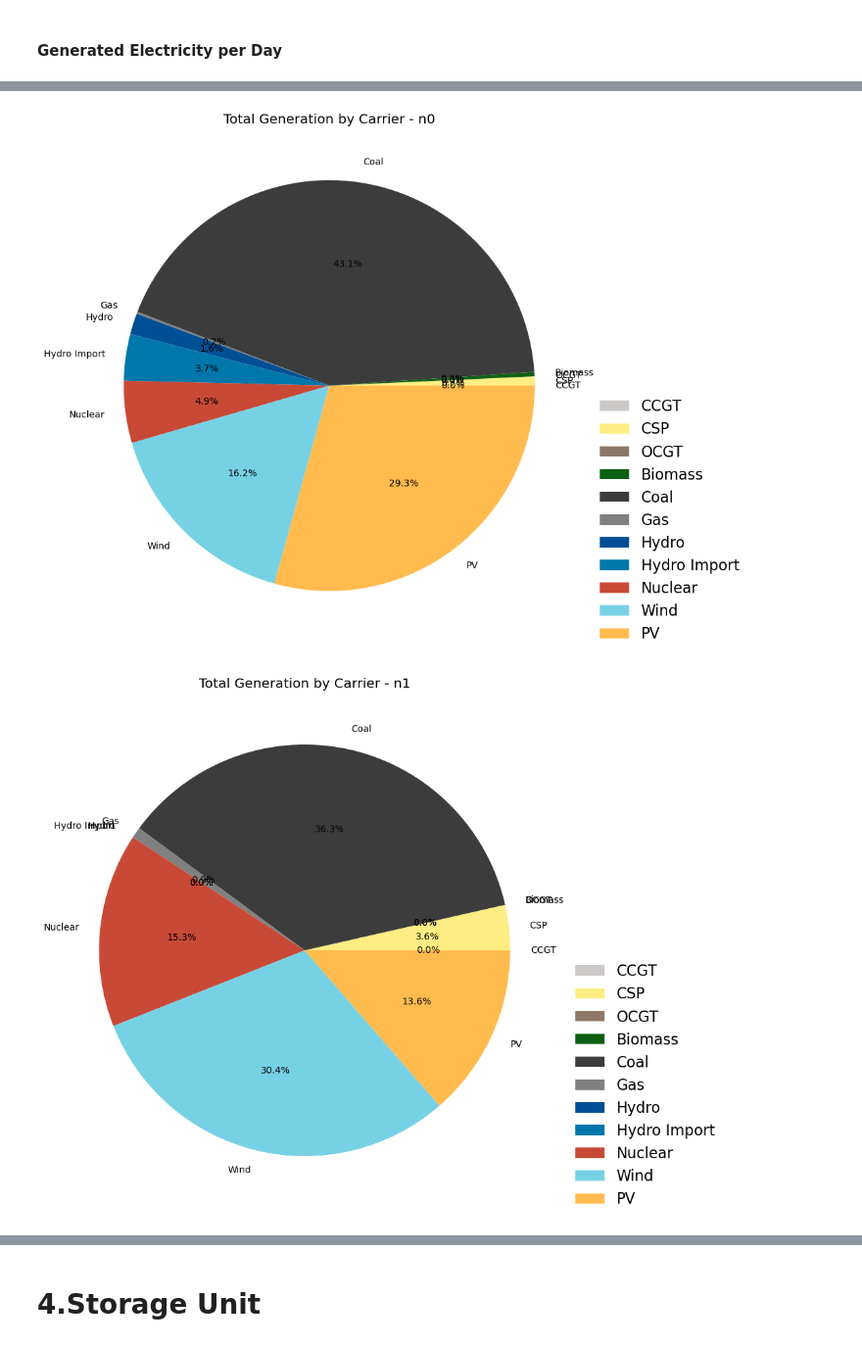
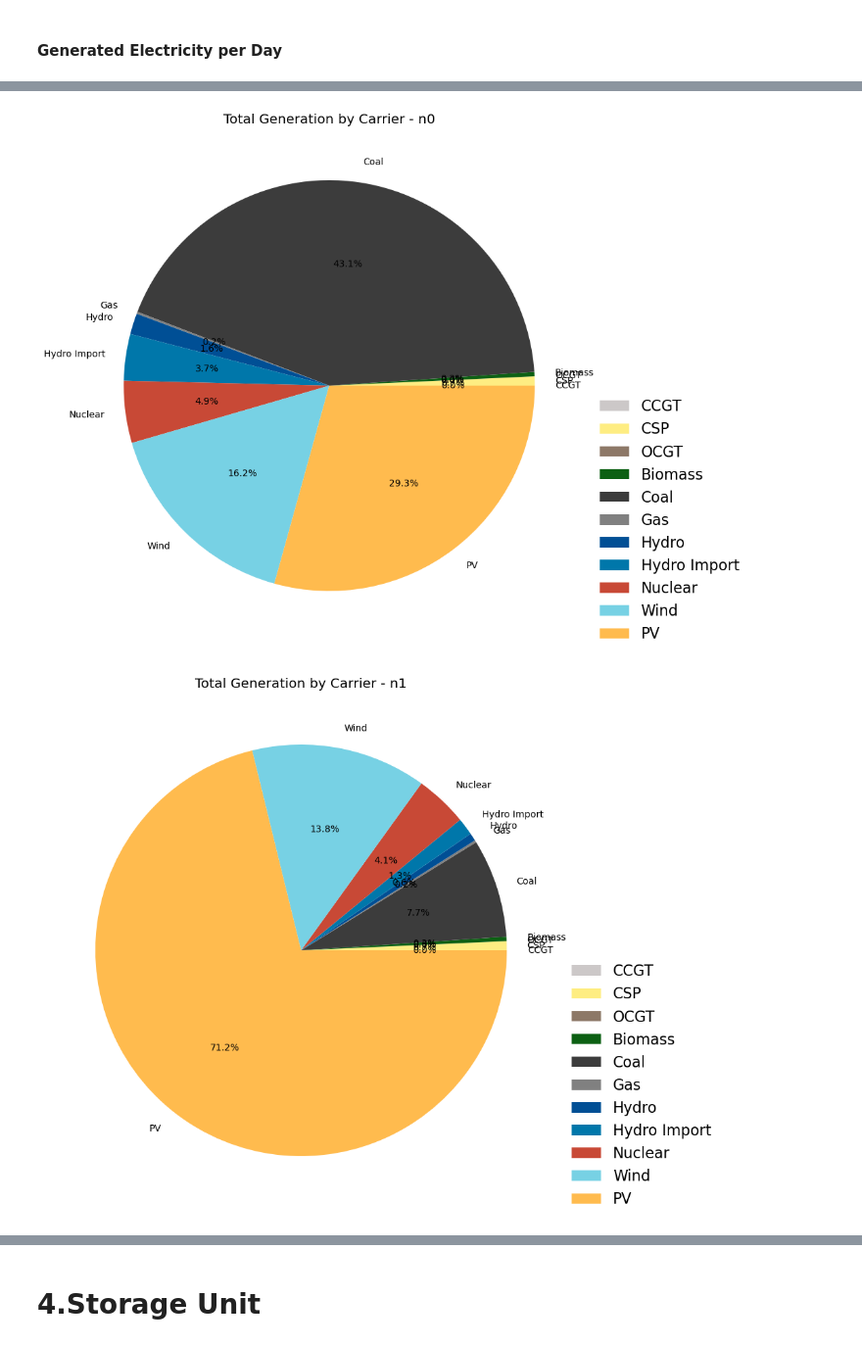
Before and after one commit to agma0/pypsa-za, a Jupyter notebook: analysis_notebooks/Result_PyPSA-ZA_Paper-Copy1.ipynb, the cells around one changed output, grey strips where cells are left out. Shown at 98% size. Cells and saved outputs as stored; diff of their text form; code cells hidden in the pictures.

```diff
--- a/analysis_notebooks/Result_PyPSA-ZA_Paper-Copy1.ipynb
+++ b/analysis_notebooks/Result_PyPSA-ZA_Paper-Copy1.ipynb
@@ -78,13 +78,10 @@ nice_names = {
 # %%
 # solved_network files
 
-n0 = pypsa.Network("~/Desktop/solved_val-2Gt-IRP_27-supply_redz_lcopt_Co2L-182H.nc")
-#Test
-n1 = pypsa.Network("~/Desktop/solved_val-2Gt-IRP_27-supply_redz_lcopt_Co2L-182H_ep.nc")
-#n1 = pypsa.Network("~/Desktop/solved_val-2Gt-IRP_27-supply_redz_lcopt_Co2L-182H_ep.nc")
+n0 = pypsa.Network("~/Desktop/Final_Networks/solved_val-2Gt-IRP_27-supply_redz_lcopt_Co2L-1H_base.nc")
+n1 = pypsa.Network("~/Desktop/Final_Networkssolved_val-2Gt-IRP_27-supply_redz_lcopt_Co2L-1H_EP.nc")
+n2 = pypsa.Network("~/Desktop/Final_Networks/solved_val-2Gt-IRP_27-supply_redz_lcopt_Co2L-1H_RE1.nc")
 
-#Test
-n2 = pypsa.Network("~/Desktop/solved_val-2Gt-IRP_27-supply_redz_lcopt_Co2L-182H_test.nc")
-#n2 = pypsa.Network("~/Desktop/solved_val-2Gt-IRP_27-supply_redz_lcopt_Co2L-182H_r.nc")
 
-n3 = pypsa.Network("~/Desktop/solved_val-2Gt-IRP_27-supply_redz_lcopt_Co2L-182H_ri.nc")
+
+n3 = pypsa.Network("~/Desktop/Final_Networks/solved_val-2Gt-IRP_27-supply_redz_lcopt_Co2L-182H_loop.nc")
@@ -435,31 +438,37 @@ def plot_generation_pie_chart(network, title):
     # Group by carrier and sum p_nom, divide by 1000 to convert to GW
     carriers = network.generators_t.p.sum().groupby(network.generators.carrier).sum().div(1e3)
 
     # Filter carriers to those defined in colors
     carriers = carriers.loc[carriers.index.intersection(colors.keys())]
 
     # Create a pie chart of the sum of p_nom grouped by carrier
     plt.figure(figsize=(10, 10))
     plt.pie(carriers, labels=[nice_names.get(carrier, carrier) for carrier in carriers.index],
             colors=[colors[carrier] for carrier in carriers.index], radius=1, autopct='%1.1f%%')
 
     legend_table = []
     for carrier, value in carriers.items():
         legend_table.append([colors[carrier], f"{nice_names.get(carrier, carrier)}"])
 
     plt.legend(handles=[plt.Rectangle((0, 0), 2, 1, color=color, edgecolor='black', linewidth=1) for carrier, color in colors.items() if carrier in carriers.index],
                labels=[text for carrier, text in legend_table if carrier in carriers.index],
                loc='best', bbox_to_anchor=(1, 0.5), prop={'size': 16}, frameon=False)
 
     plt.title(title)
     plt.savefig(f'{title.replace(" ", "_").lower()}.png', transparent=True, bbox_inches='tight', dpi=800)
     plt.show()
 
 # Plot for n0
 plot_generation_pie_chart(n0, 'Total Generation by Carrier - n0')
 
 # Plot for n1
 plot_generation_pie_chart(n1, 'Total Generation by Carrier - n1')
+
+# Plot for n2
+plot_generation_pie_chart(n2, 'Total Generation by Carrier - n2')
+
+# Plot for n3
+plot_generation_pie_chart(n3, 'Total Generation by Carrier - n3')
 # %% [output]
 [figure]
-[figure, old version]
+[figure, new version]
```
Also changed, not shown: parts of 30 cells of this notebook, 19 other files.
